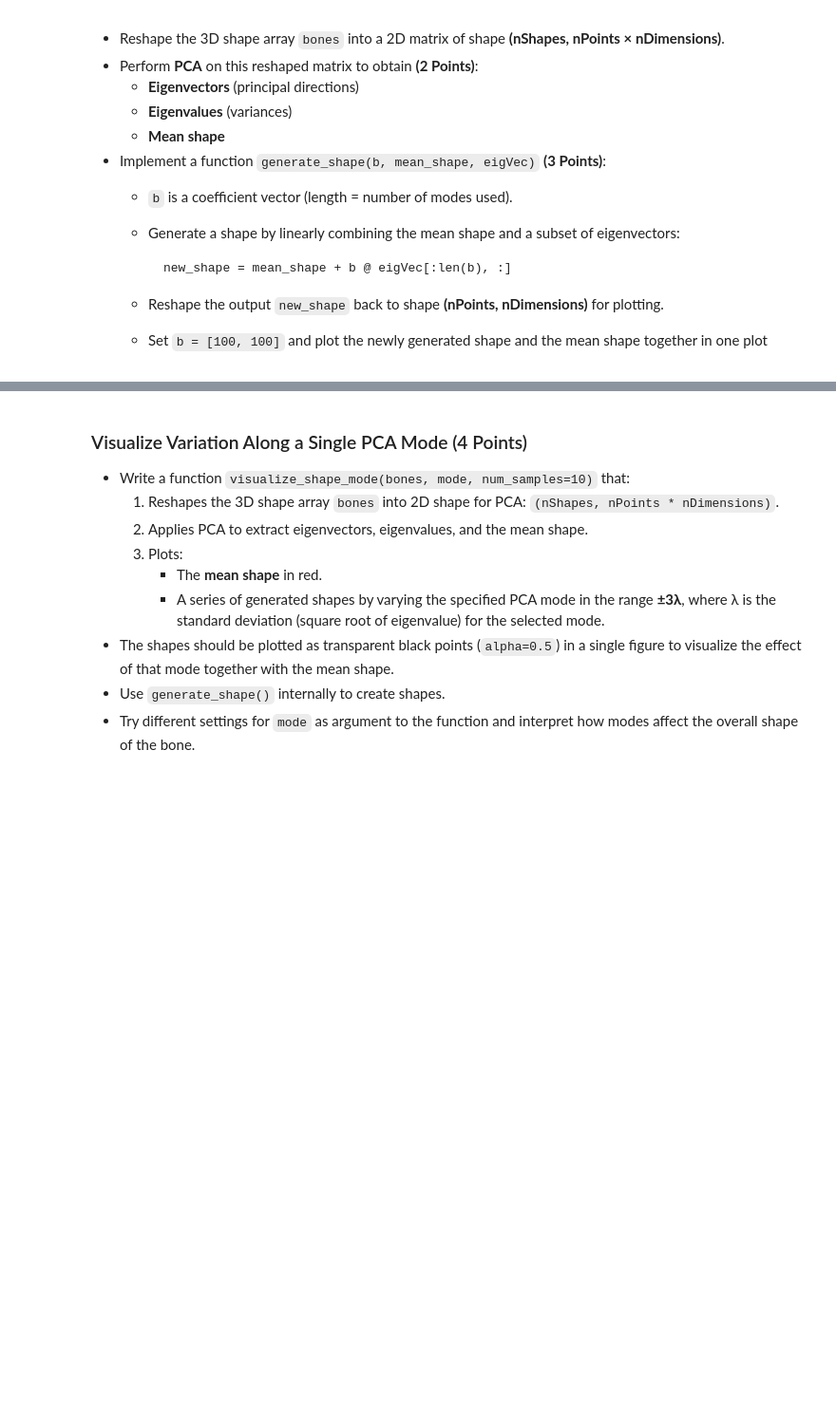
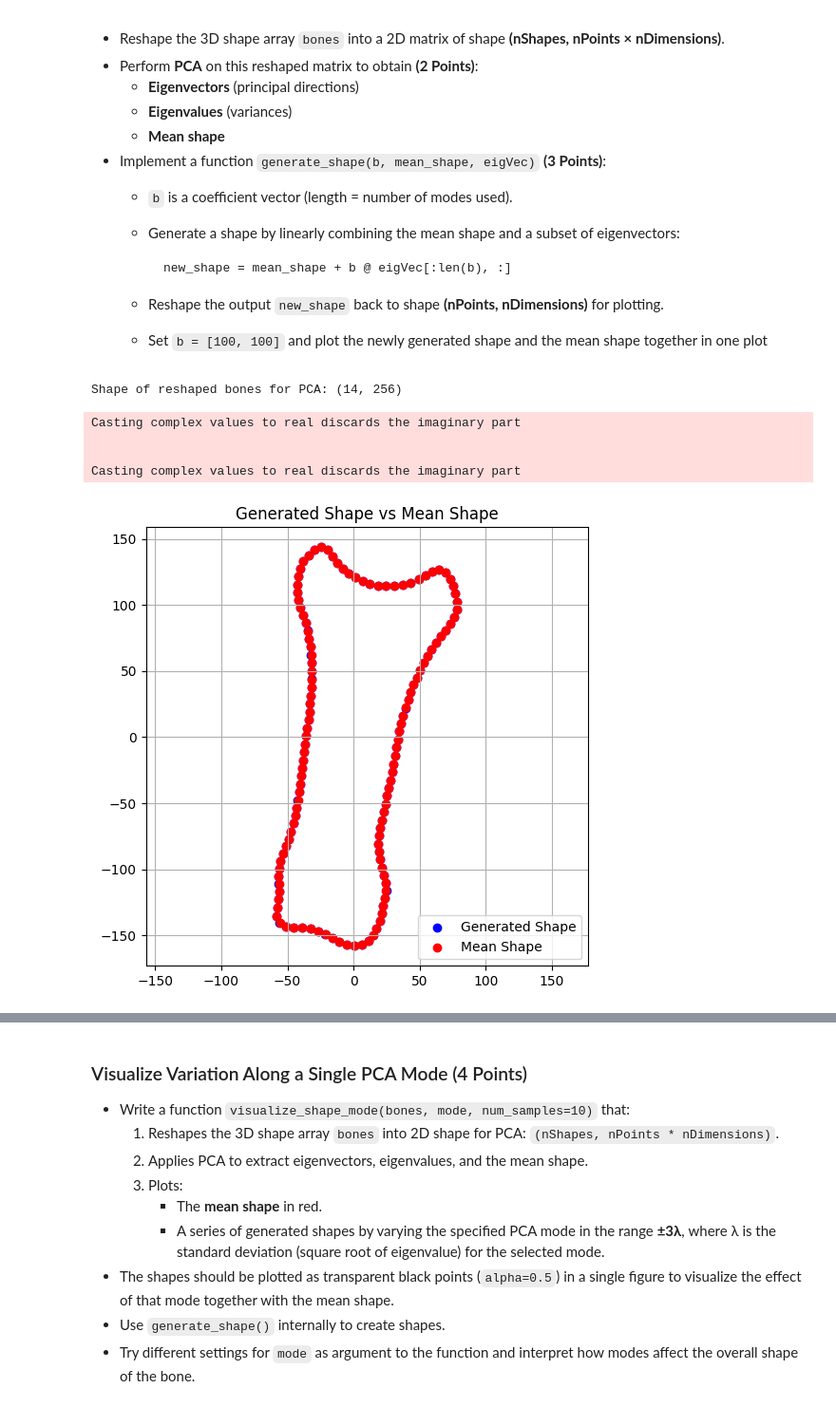
Before and after one commit to nikoczernin/MedicalAnalysis1, a Jupyter notebook: assignment1/notebook.ipynb, the cells around one changed output, grey strips where cells are left out. Shown at 95% size. Cells and saved outputs as stored; diff of their text form; code cells hidden in the pictures; blank space fills up the shorter version.

```diff
--- a/assignment1/notebook.ipynb
+++ b/assignment1/notebook.ipynb
@@ -472,25 +472,61 @@ Mean shape: (3,), Bones shape: (128, 2, 14)
 
   - Set `b = [100, 100]` and plot the newly generated shape and the mean shape together in one plot
 # %%
-# Step 3: Shape generator
-def generate_shape(b, mean, eigVec):
+# TODO: Reshape bones to 2D matrix for PCA (nShapes, nPoints * nDimensions)
+nPoints, nDims, nShapes = bones.shape
+X = bones.transpose(2, 0, 1).reshape(nShapes, nPoints * nDims)
+# Reshape bones to 2D matrix for PCA (nShapes, nPoints * nDimensions)
+print(f"Shape of reshaped bones for PCA: {X.shape}")
+
+# TODO: Apply PCA
+data_pca, eigVec, eigVal, mean = pca(X, n_components=None)
+
+# TODO: Implement generate_shape function
+def generate_shape(b, mean_shape, eigVec):
+    """
+    Generate a new shape using PCA coefficients.
+
+    Parameters:
+        b (np.ndarray): Coefficient vector (1D), shape (n_components,)
+        mean_shape (np.ndarray): Flattened mean shape, shape (n_features,)
+        eigVec (np.ndarray): PCA eigenvectors, shape (n_features, n_features)
+
+    Returns:
+        new_shape (np.ndarray): Generated shape reshaped to (nPoints, nDimensions)
+    """
+
+    # TODO: Ensure b is a row vector
     b = np.asarray(b).flatten()
-    new_shape_flat = mean + b @ eigVec[:len(b), :]
-    return new_shape_flat.reshape(nPoints, nDims)
 
-# Step 4: Generate a shape with 5 random PCA coefficients
-b = np.random.randn(5)
+    # TODO: Linearly combine mean with first len(b) eigenvectors
+    new_shape = mean_shape + b @ eigVec[:len(b), :]
+
+    # TODO: Reshape back to (nPoints, nDimensions)
+    nPoints, nDims = mean_shape.shape[0] // 2, 2  # Assuming mean_shape is flattened
+    new_shape = new_shape.reshape(nPoints, nDims)
+
+
+    return new_shape
+
+# TODO: Generate and plot a shape for testing
+b = np.random.rand(5) # Random coefficients scaled by stddevs
 generated_shape = generate_shape(b, mean, eigVec)
-
-# Step 5: Reshape mean shape for plotting
+# Reshape mean shape for plotting
 mean_shape_reshaped = mean.reshape(nPoints, nDims)
 
-# Step 6: Plot
+# TODO: Plot generated shape and mean shape for comparison in one plot
 plt.figure(figsize=(6, 6))
 plt.scatter(generated_shape[:, 0], generated_shape[:, 1], color='blue', label='Generated Shape')
 plt.scatter(mean_shape_reshaped[:, 0], mean_shape_reshaped[:, 1], color='red', label='Mean Shape')
 plt.title('Generated Shape vs Mean Shape')
 plt.axis('equal')
 plt.legend()
 plt.grid(True)
 plt.show()
+# %% [output]
+Shape of reshaped bones for PCA: (14, 256)
+Casting complex values to real discards the imaginary part
+
+
+Casting complex values to real discards the imaginary part
+[figure, added]
```
Also changed, not shown: parts of 3 cells of this notebook.
